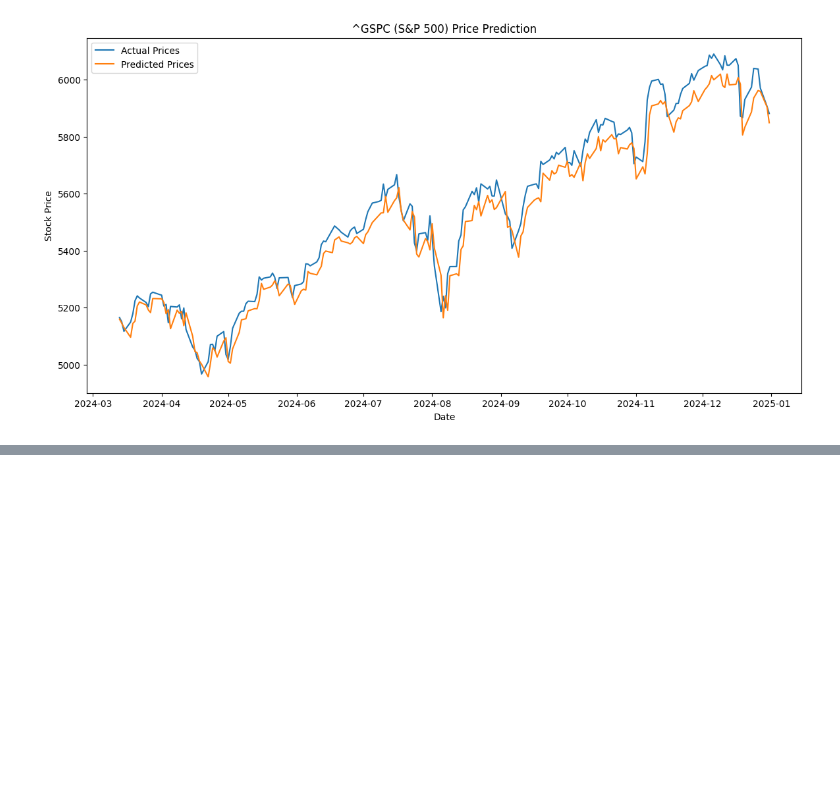
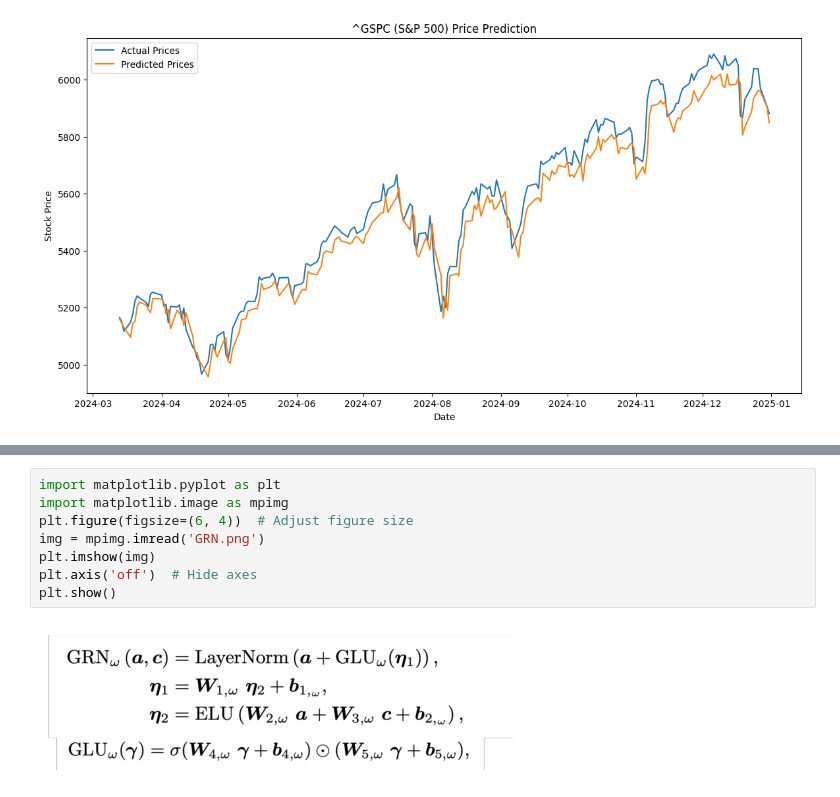
Before and after one commit to Gentlemath/37712_final_TFT_for_Finance, a Jupyter notebook: Final_Notbook.ipynb, the cells around one changed output, grey strips where cells are left out. Drawn from its saved outputs; the diff is of its cells as text; blank space fills up the shorter version.

```diff
--- a/Final_Notbook.ipynb
+++ b/Final_Notbook.ipynb
@@ -518,0 +653,10 @@ training = TimeSeriesDataSet(
+# %%
+import matplotlib.pyplot as plt
+import matplotlib.image as mpimg
+plt.figure(figsize=(6, 4))  # Adjust figure size
+img = mpimg.imread('GRN.png')
+plt.imshow(img)
+plt.axis('off')  # Hide axes
+plt.show()
+# %% [output]
+[figure, added]
```
Also changed, not shown: parts of 28 cells of this notebook.
